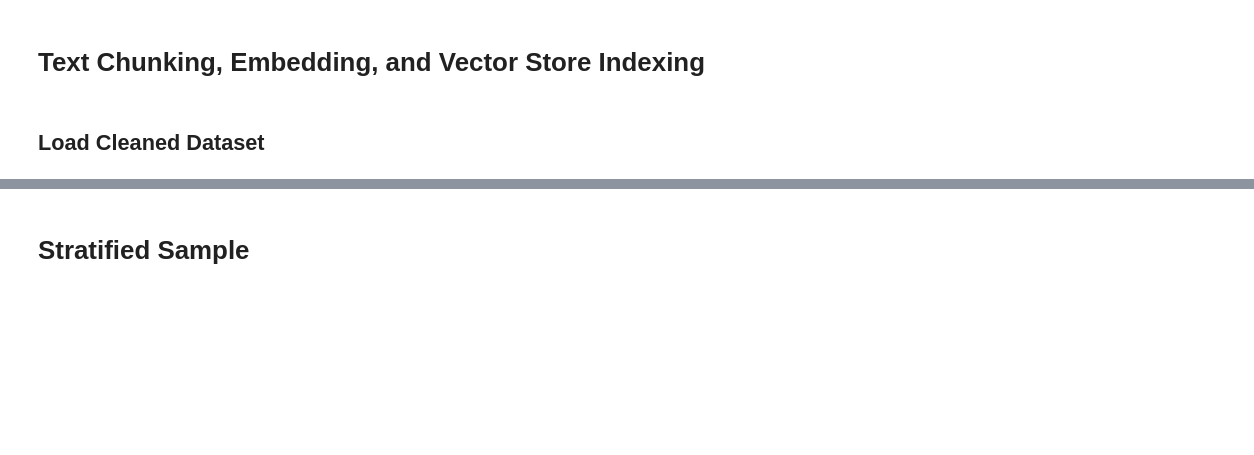
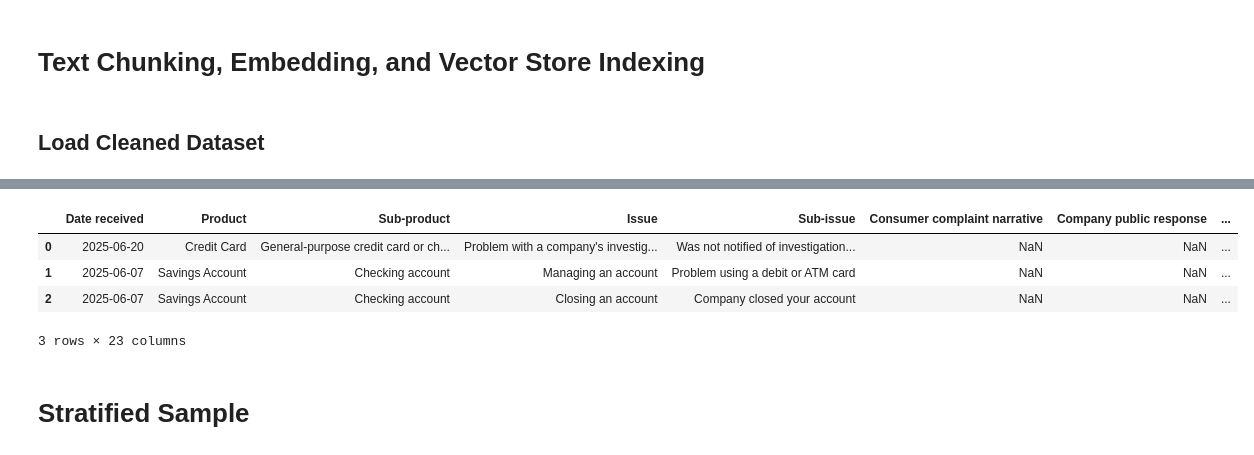
Before and after one commit to Rakeb-sys/rag-complaint-chatbot, a Jupyter notebook: notebooks/chunking_and_embedding.ipynb, the cells around one changed output, grey strips where cells are left out. Cells and saved outputs as stored; diff of their text form; code cells hidden in the pictures; blank space fills up the shorter version.

```diff
--- a/notebooks/chunking_and_embedding.ipynb
+++ b/notebooks/chunking_and_embedding.ipynb
@@ -33,4 +33,14 @@ Personal Loan       17238
 Name: count, dtype: int64
+# %%
+df.head(
+    3
+)
+# %% [output]
+|  | Date received | Product | Sub-product | Issue | Sub-issue | Consumer complaint narrative | Company public response | ... |
+| 0 | 2025-06-20 | Credit Card | General-purpose credit card or ch... | Problem with a company's investig... | Was not notified of investigation... | NaN | NaN | ... |
+| 1 | 2025-06-07 | Savings Account | Checking account | Managing an account | Problem using a debit or ATM card | NaN | NaN | ... |
+| 2 | 2025-06-07 | Savings Account | Checking account | Closing an account | Company closed your account | NaN | NaN | ... |
+3 rows × 23 columns
 # %% [markdown]
 # Stratified Sample
 # %%
```
Also changed, not shown: parts of 7 cells of this notebook, 2 other files.
